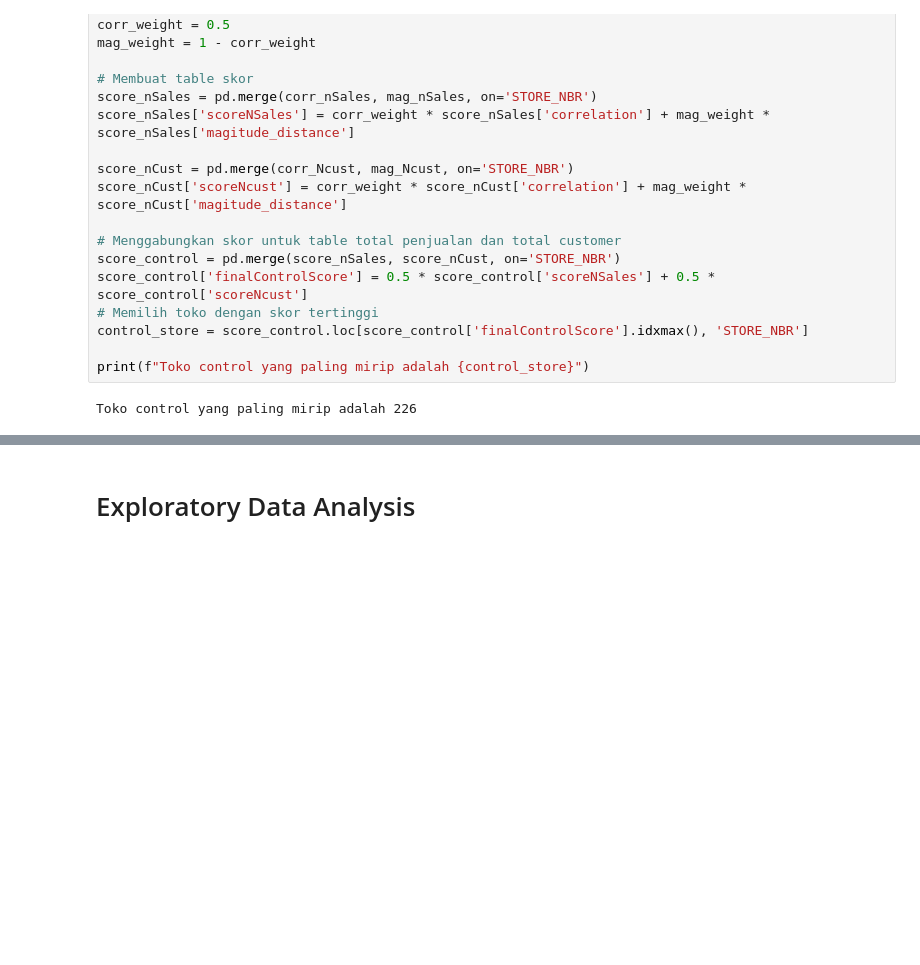
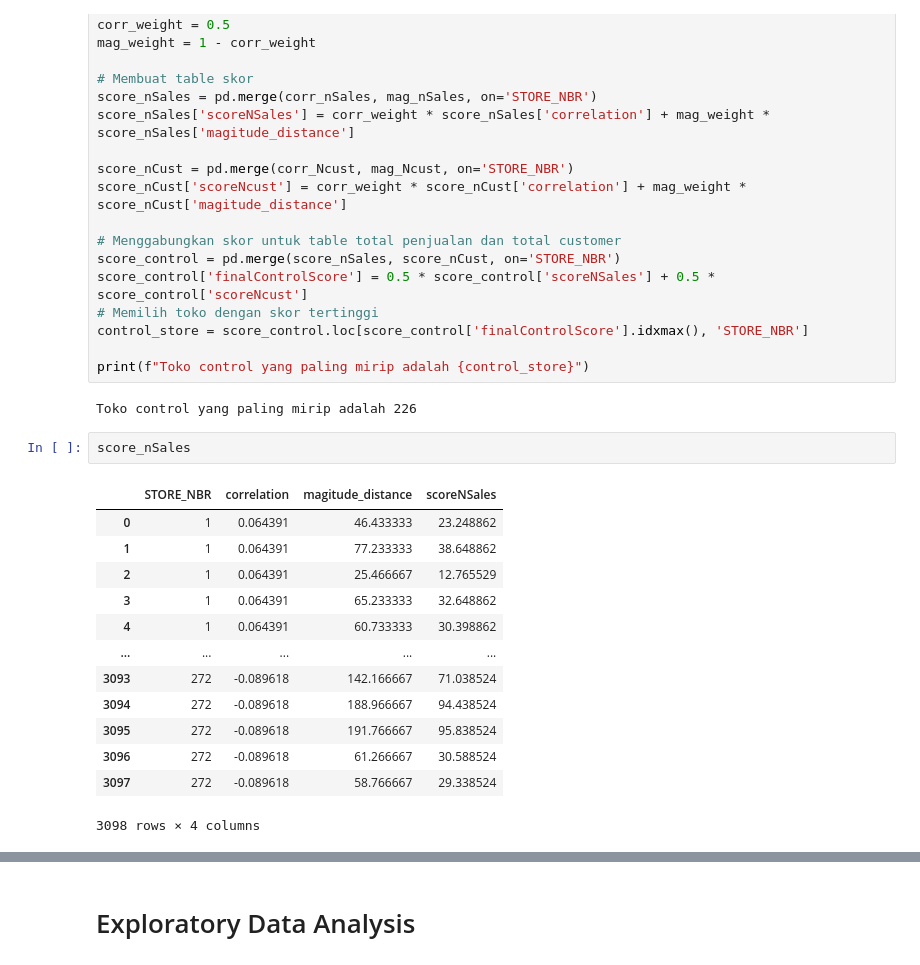
Before and after one commit to Aldistwn29/Experience_Perusahaan_Quantum, a Jupyter notebook: ritel_quantum.ipynb, the cells around one changed output, grey strips where cells are left out. Drawn from its saved outputs; the diff is of its cells as text; blank space fills up the shorter version.

```diff
--- a/ritel_quantum.ipynb
+++ b/ritel_quantum.ipynb
@@ -287,3 +318,19 @@ control_store = score_control.loc[score_control['finalControlScore'].idxmax(), '
 print(f"Toko control yang paling mirip adalah {control_store}")
 # %% [output]
 Toko control yang paling mirip adalah 226
+# %%
+score_nSales
+# %% [output]
+|  | STORE_NBR | correlation | magitude_distance | scoreNSales |
+| 0 | 1 | 0.064391 | 46.433333 | 23.248862 |
+| 1 | 1 | 0.064391 | 77.233333 | 38.648862 |
+| 2 | 1 | 0.064391 | 25.466667 | 12.765529 |
+| 3 | 1 | 0.064391 | 65.233333 | 32.648862 |
+| 4 | 1 | 0.064391 | 60.733333 | 30.398862 |
+| ... | ... | ... | ... | ... |
+| 3093 | 272 | -0.089618 | 142.166667 | 71.038524 |
+| 3094 | 272 | -0.089618 | 188.966667 | 94.438524 |
+| 3095 | 272 | -0.089618 | 191.766667 | 95.838524 |
+| 3096 | 272 | -0.089618 | 61.266667 | 30.588524 |
+| 3097 | 272 | -0.089618 | 58.766667 | 29.338524 |
+3098 rows × 4 columns
```
Also changed, not shown: parts of 23 cells of this notebook.
